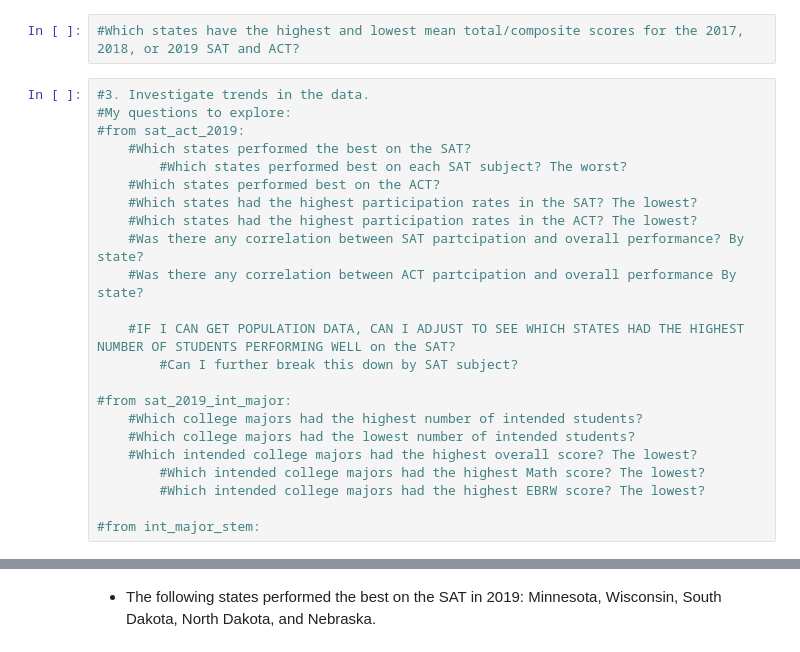
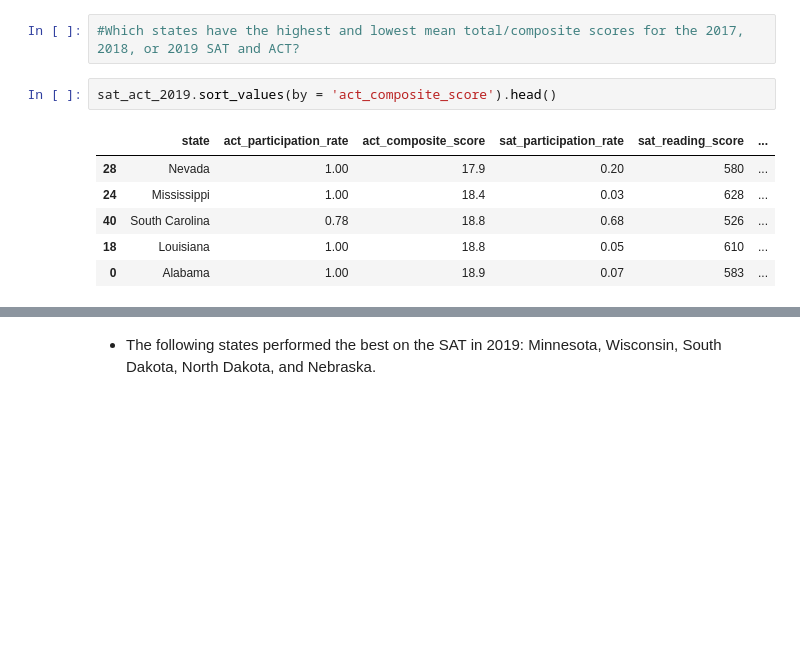
Before and after one commit to maryschindler/project_standardized_test_analysis, a Jupyter notebook: 2.0/code/project_1.ipynb, the cells around one changed output, grey strips where cells are left out. Drawn from its saved outputs; the diff is of its cells as text; blank space fills up the shorter version.

```diff
--- a/2.0/code/project_1.ipynb
+++ b/2.0/code/project_1.ipynb
@@ -708,26 +706,12 @@ sat_act_2019[sat_act_2019['sat_participation_rate'] == 1.00]
 The states: Colorado, Connecticut, Delaware, Florida, Idaho, Illinois, Michigan, and Rhode Island have 100% participation in the SAT.
 # %%
 #Which states have the highest and lowest mean total/composite scores for the 2017, 2018, or 2019 SAT and ACT?
-# %%
-#3. Investigate trends in the data.
-#My questions to explore:
-#from sat_act_2019:
-    #Which states performed the best on the SAT?
-        #Which states performed best on each SAT subject? The worst?
-    #Which states performed best on the ACT?
-    #Which states had the highest participation rates in the SAT? The lowest?
-    #Which states had the highest participation rates in the ACT? The lowest?
-    #Was there any correlation between SAT partcipation and overall performance? By state?
-    #Was there any correlation between ACT partcipation and overall performance By state?
-
-    #IF I CAN GET POPULATION DATA, CAN I ADJUST TO SEE WHICH STATES HAD THE HIGHEST NUMBER OF STUDENTS PERFORMING WELL on the SAT?
-        #Can I further break this down by SAT subject?
-
-#from sat_2019_int_major:
-    #Which college majors had the highest number of intended students?
-    #Which college majors had the lowest number of intended students?
-    #Which intended college majors had the highest overall score? The lowest?
-        #Which intended college majors had the highest Math score? The lowest?
-        #Which intended college majors had the highest EBRW score? The lowest?
-
-#from int_major_stem:
+# %%
+sat_act_2019.sort_values(by = 'act_composite_score').head()
+# %% [output]
+|  | state | act_participation_rate | act_composite_score | sat_participation_rate | sat_reading_score | ... |
+| 28 | Nevada | 1.00 | 17.9 | 0.20 | 580 | ... |
+| 24 | Mississippi | 1.00 | 18.4 | 0.03 | 628 | ... |
+| 40 | South Carolina | 0.78 | 18.8 | 0.68 | 526 | ... |
+| 18 | Louisiana | 1.00 | 18.8 | 0.05 | 610 | ... |
+| 0 | Alabama | 1.00 | 18.9 | 0.07 | 583 | ... |
```
Also changed, not shown: parts of 73 cells of this notebook.
